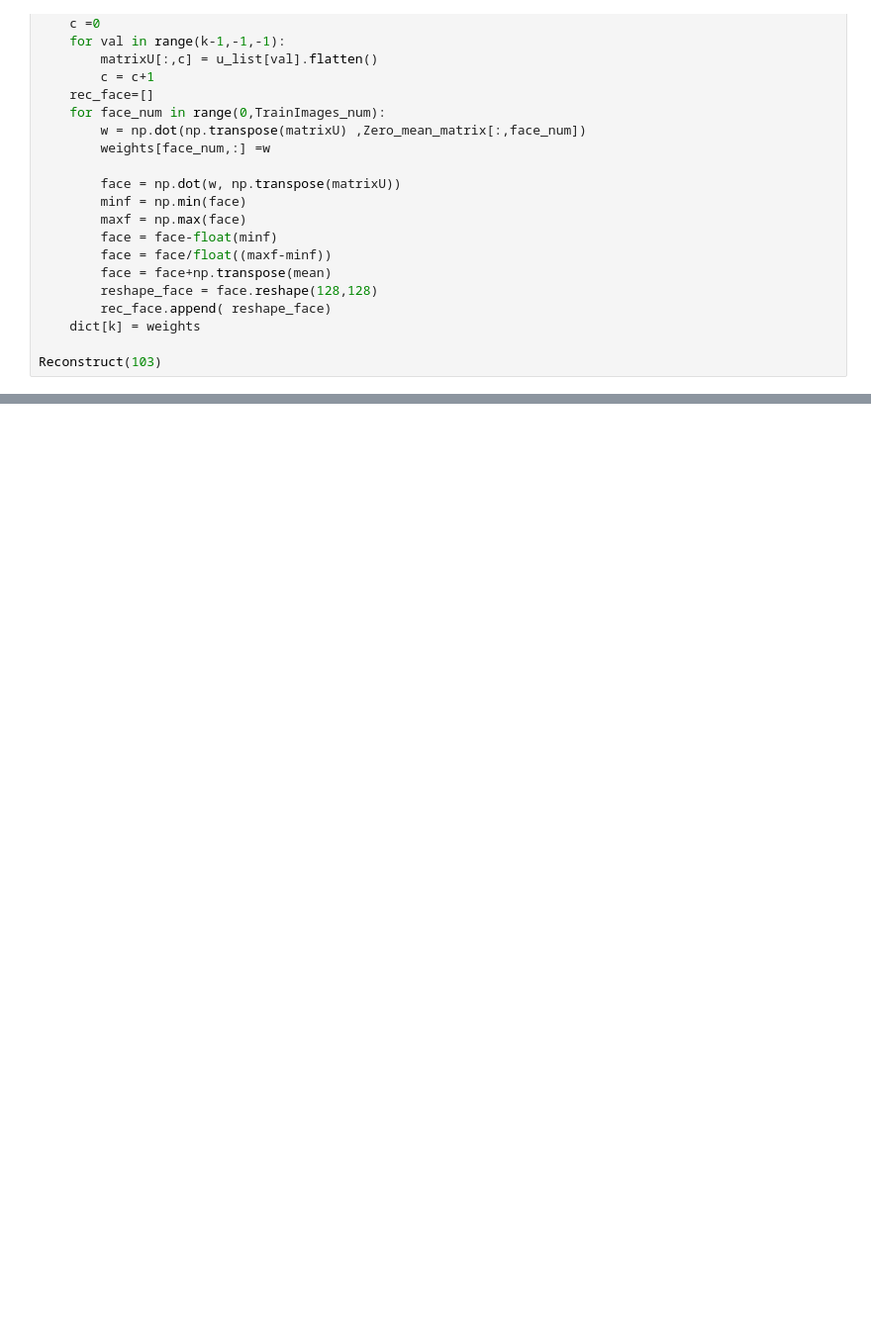
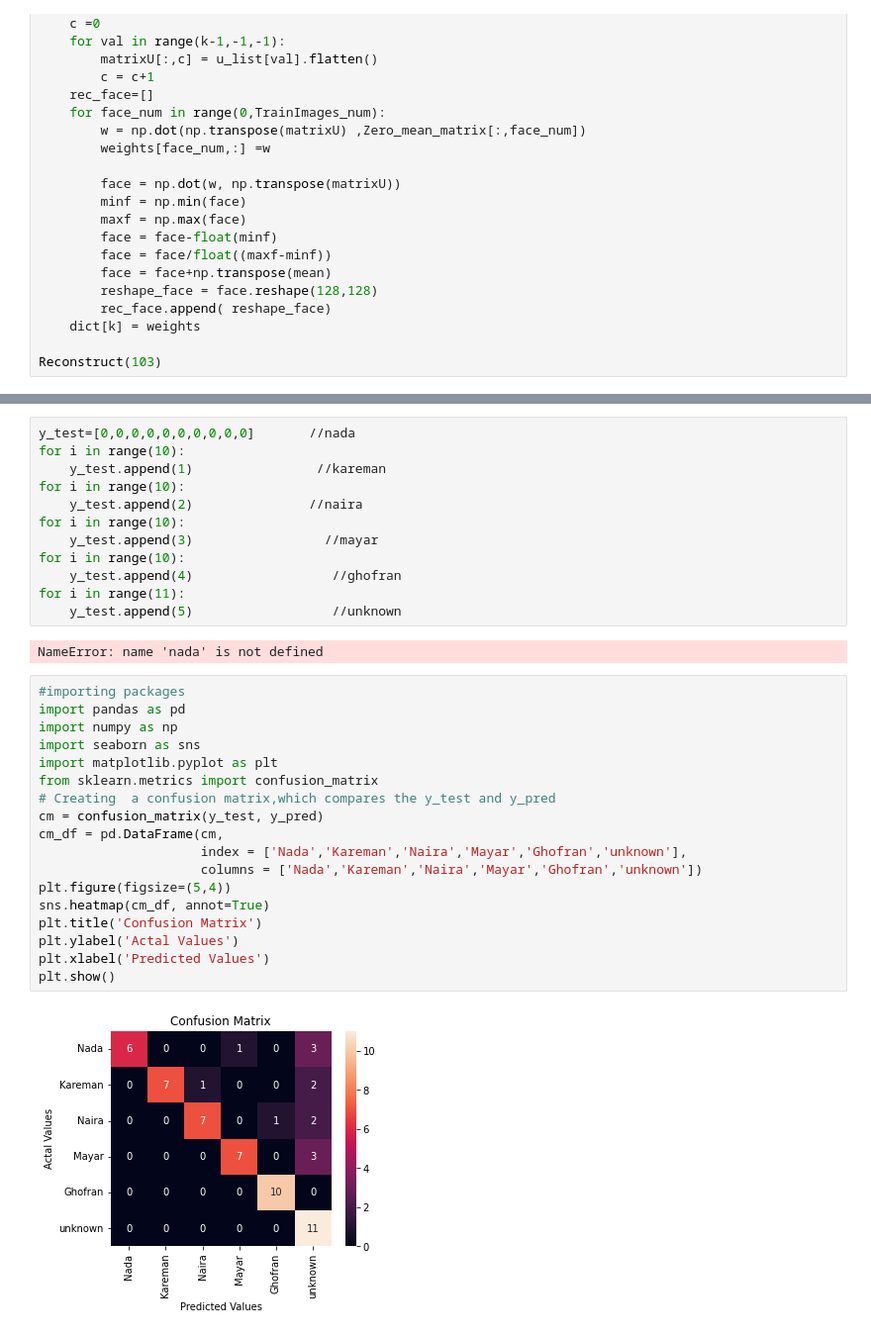
Before and after one commit to Nada-21/Face-Recognition, a Jupyter notebook: RecognizeNote.ipynb, the cells around one changed output, grey strips where cells are left out. Shown at 99% size. Drawn from its saved outputs; the diff is of its cells as text; blank space fills up the shorter version.

```diff
--- a/RecognizeNote.ipynb
+++ b/RecognizeNote.ipynb
@@ -278,0 +290,34 @@ TypeError: 'dict' object is not callable
+# %%
+y_test=[0,0,0,0,0,0,0,0,0,0]       //nada
+for i in range(10):
+    y_test.append(1)                //kareman
+for i in range(10):
+    y_test.append(2)               //naira
+for i in range(10):
+    y_test.append(3)                 //mayar
+for i in range(10):
+    y_test.append(4)                  //ghofran
+for i in range(11):
+    y_test.append(5)                  //unknown
+# %% [output]
+NameError: name 'nada' is not defined
+# %%
+#importing packages
+import pandas as pd
+import numpy as np
+import seaborn as sns
+import matplotlib.pyplot as plt
+from sklearn.metrics import confusion_matrix
+# Creating  a confusion matrix,which compares the y_test and y_pred
+cm = confusion_matrix(y_test, y_pred)
+cm_df = pd.DataFrame(cm,
+                     index = ['Nada','Kareman','Naira','Mayar','Ghofran','unknown'],
+                     columns = ['Nada','Kareman','Naira','Mayar','Ghofran','unknown'])
+plt.figure(figsize=(5,4))
+sns.heatmap(cm_df, annot=True)
+plt.title('Confusion Matrix')
+plt.ylabel('Actal Values')
+plt.xlabel('Predicted Values')
+plt.show()
+# %% [output]
+[figure, added]
```
Also changed, not shown: parts of 5 cells of this notebook.
